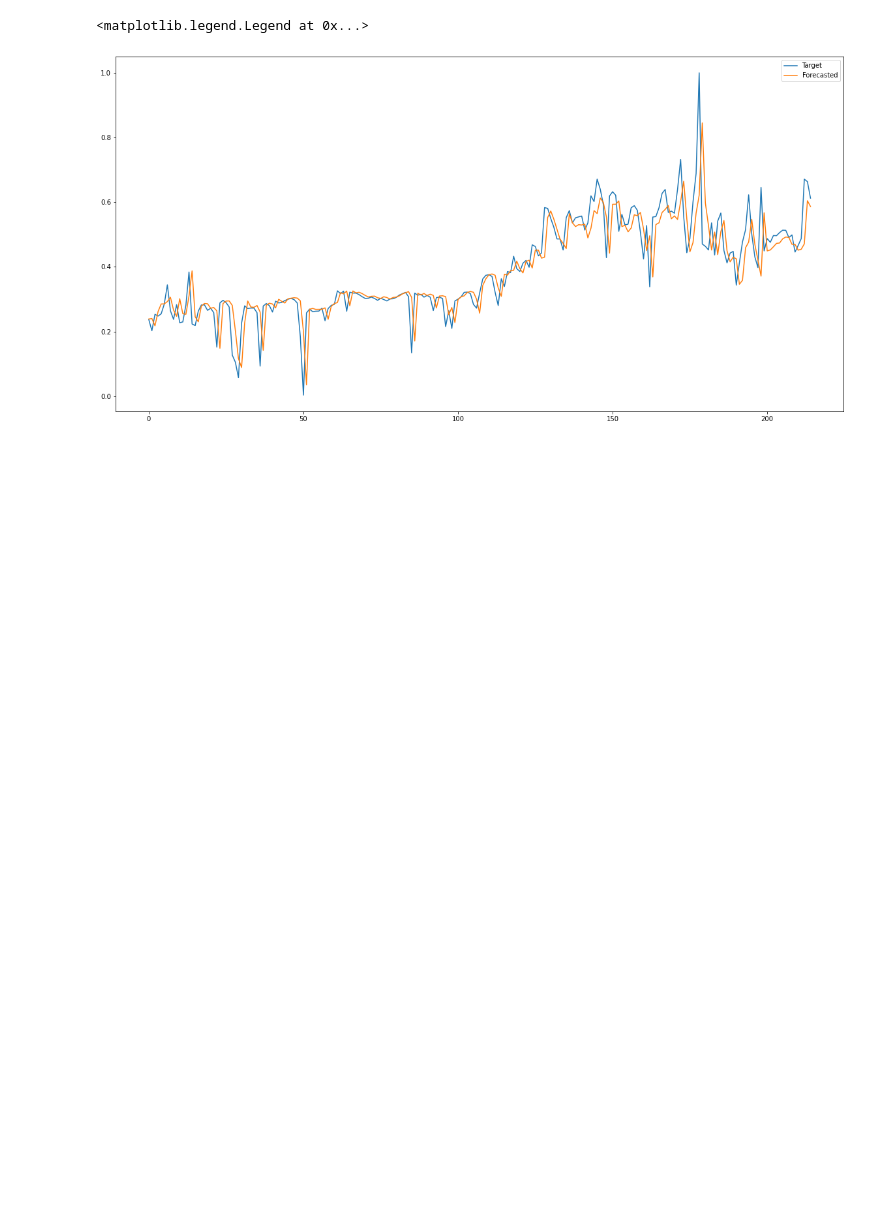
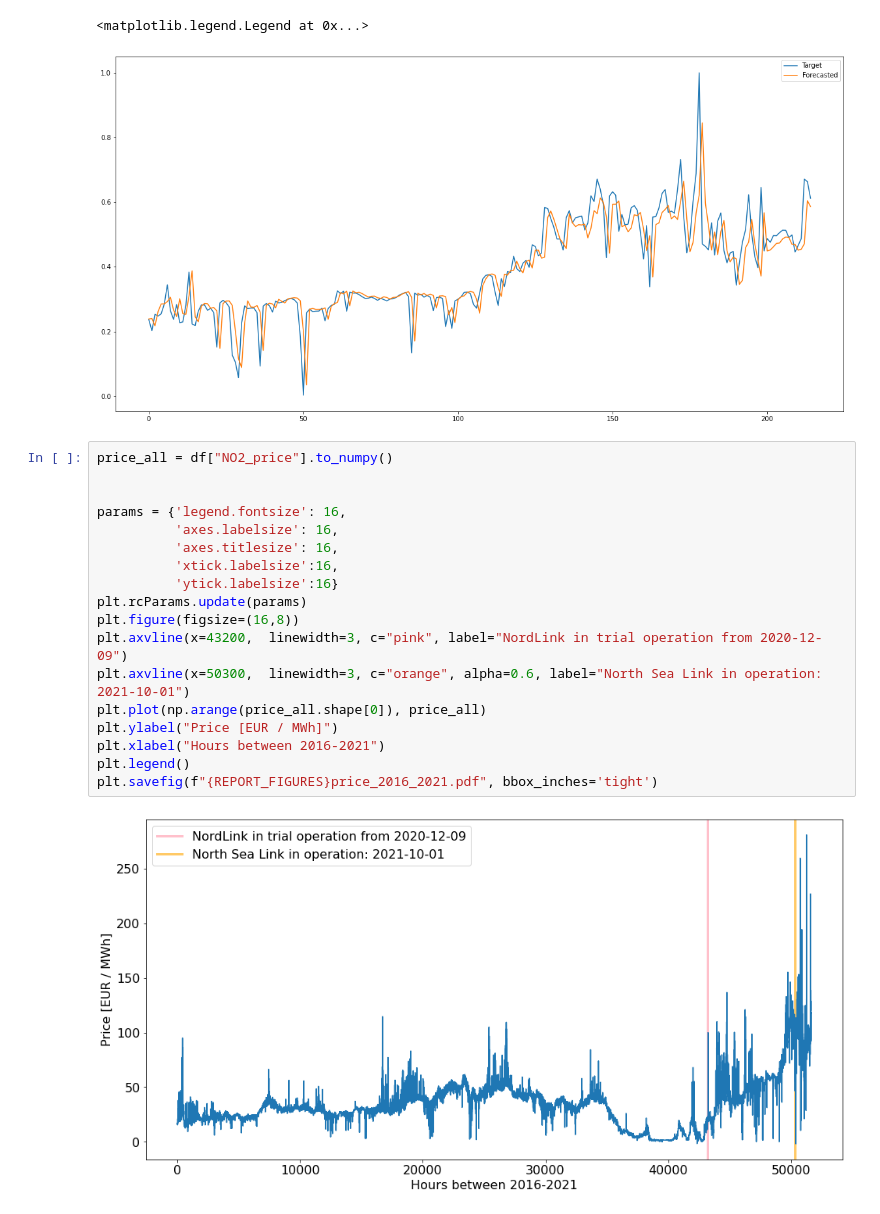
Before and after one commit to AndreasBordvik/FYS-STK4155-Prj3_report, a Jupyter notebook: code/best_models_plots.ipynb, the cells around one changed output. Saved outputs shown, nothing was run; the diff lists cells and outputs as text; blank space fills up the shorter version.

```diff
--- a/code/best_models_plots.ipynb
+++ b/code/best_models_plots.ipynb
@@ -210,3 +210,23 @@ plt.legend()
 (215,)
 <matplotlib.legend.Legend at 0x...>
 [figure]
+# %%
+price_all = df["NO2_price"].to_numpy()
+
+
+params = {'legend.fontsize': 16,
+          'axes.labelsize': 16,
+          'axes.titlesize': 16,
+          'xtick.labelsize':16,
+          'ytick.labelsize':16}
+plt.rcParams.update(params)
+plt.figure(figsize=(16,8))
+plt.axvline(x=43200,  linewidth=3, c="pink", label="NordLink in trial operation from 2020-12-09")
+plt.axvline(x=50300,  linewidth=3, c="orange", alpha=0.6, label="North Sea Link in operation: 2021-10-01")
+plt.plot(np.arange(price_all.shape[0]), price_all)
+plt.ylabel("Price [EUR / MWh]")
+plt.xlabel("Hours between 2016-2021")
+plt.legend()
+plt.savefig(f"{REPORT_FIGURES}price_2016_2021.pdf", bbox_inches='tight')
+# %% [output]
+[figure, added]
```
Also changed, not shown: 10 other files.
